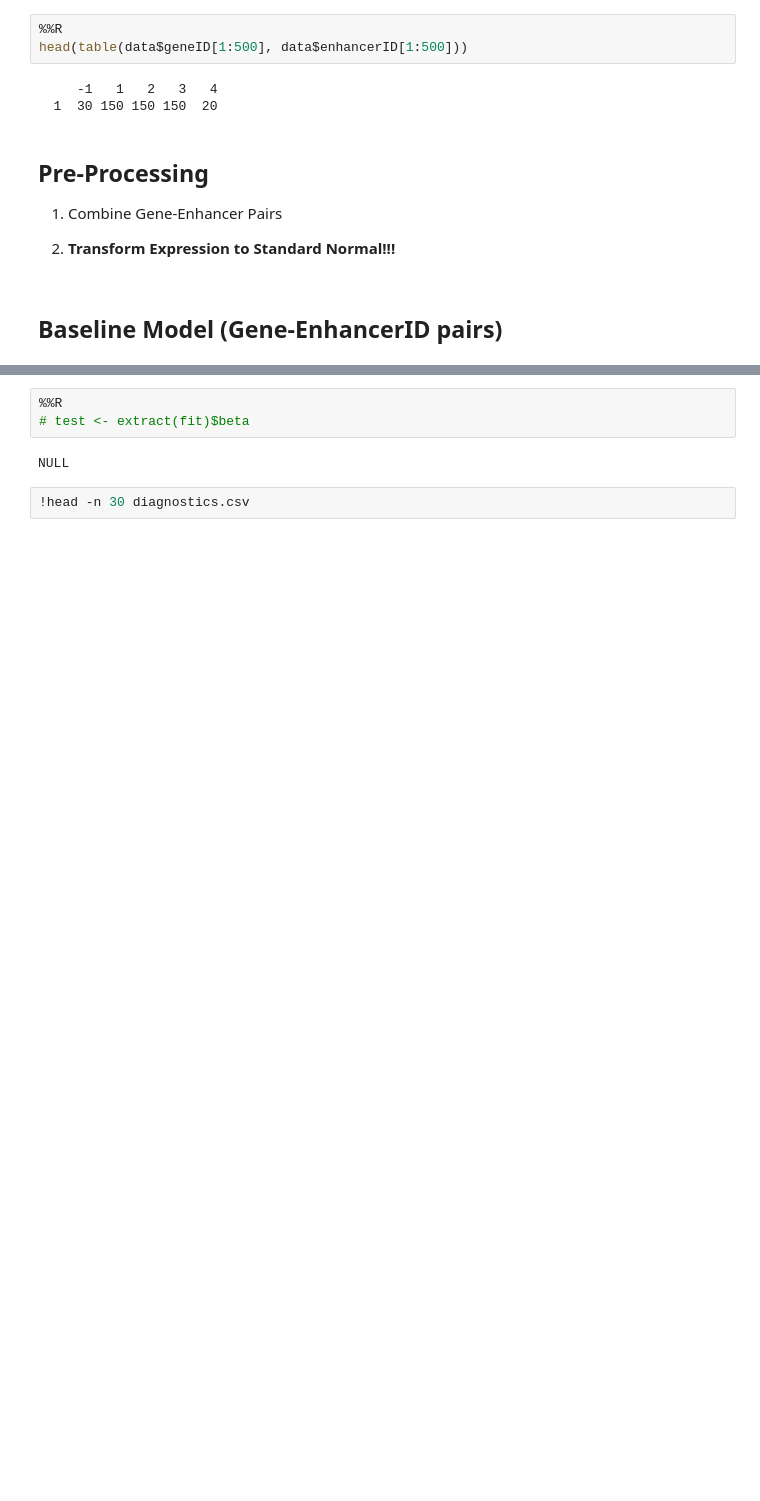
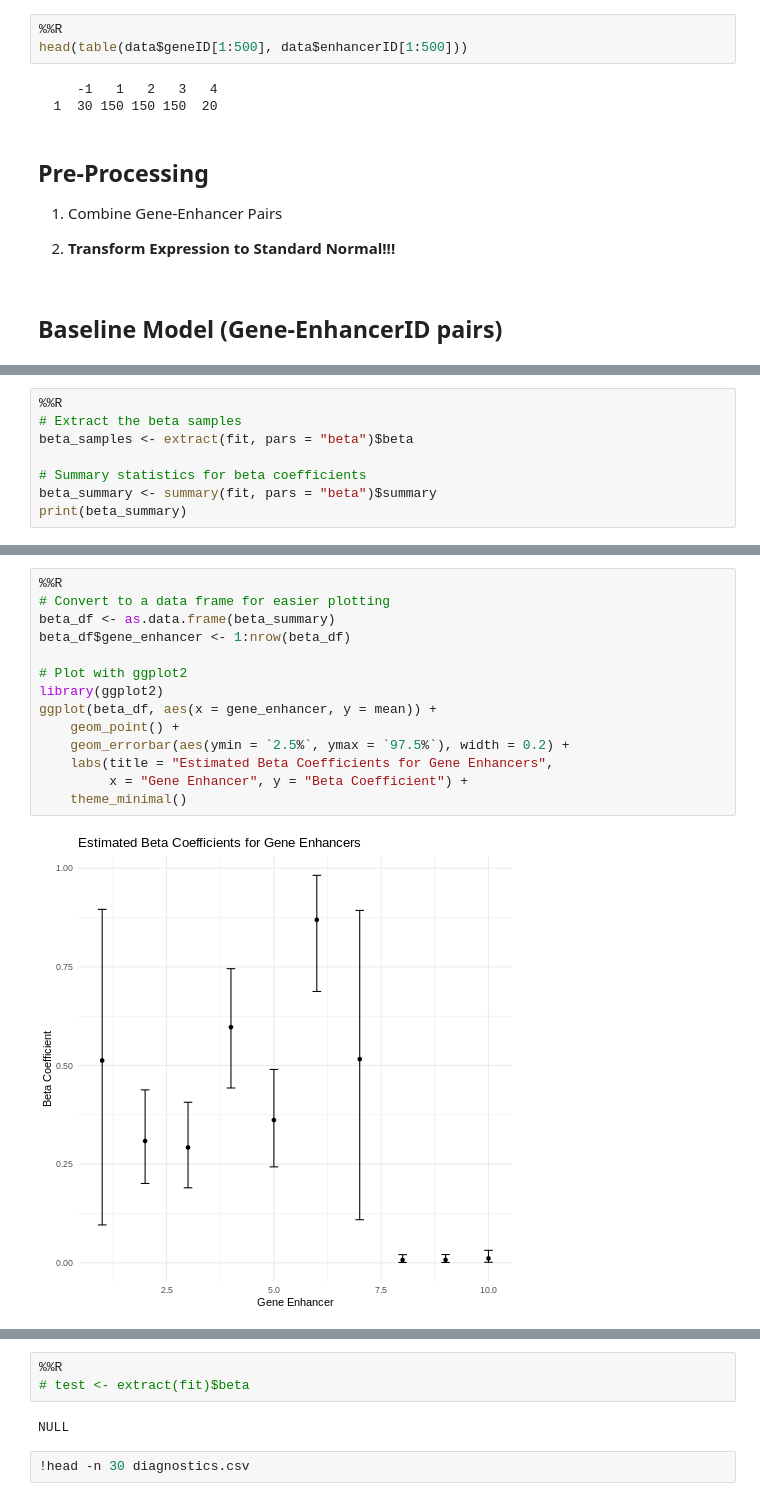
Before and after one commit to JasonMohabir/eeggo, a Jupyter notebook: [BIOSTAT_914]RStan_GoogleColab13Nov24.ipynb, the cells around one changed output, grey strips where cells are left out. Saved outputs shown, nothing was run; the diff lists cells and outputs as text; blank space fills up the shorter version.

```diff
--- a/[BIOSTAT_914]RStan_GoogleColab13Nov24.ipynb
+++ b/[BIOSTAT_914]RStan_GoogleColab13Nov24.ipynb
@@ -281,0 +468,8 @@ head(table(data$geneID[1:500], data$enhancerID[1:500]))
+# %%
+%%R
+# Extract the beta samples
+beta_samples <- extract(fit, pars = "beta")$beta
+
+# Summary statistics for beta coefficients
+beta_summary <- summary(fit, pars = "beta")$summary
+print(beta_summary)
@@ -281,0 +494,16 @@ head(table(data$geneID[1:500], data$enhancerID[1:500]))
+# %%
+%%R
+# Convert to a data frame for easier plotting
+beta_df <- as.data.frame(beta_summary)
+beta_df$gene_enhancer <- 1:nrow(beta_df)
+
+# Plot with ggplot2
+library(ggplot2)
+ggplot(beta_df, aes(x = gene_enhancer, y = mean)) +
+    geom_point() +
+    geom_errorbar(aes(ymin = `2.5%`, ymax = `97.5%`), width = 0.2) +
+    labs(title = "Estimated Beta Coefficients for Gene Enhancers",
+         x = "Gene Enhancer", y = "Beta Coefficient") +
+    theme_minimal()
+# %% [output]
+[figure, added]
```
Also changed, not shown: parts of 23 cells of this notebook.
